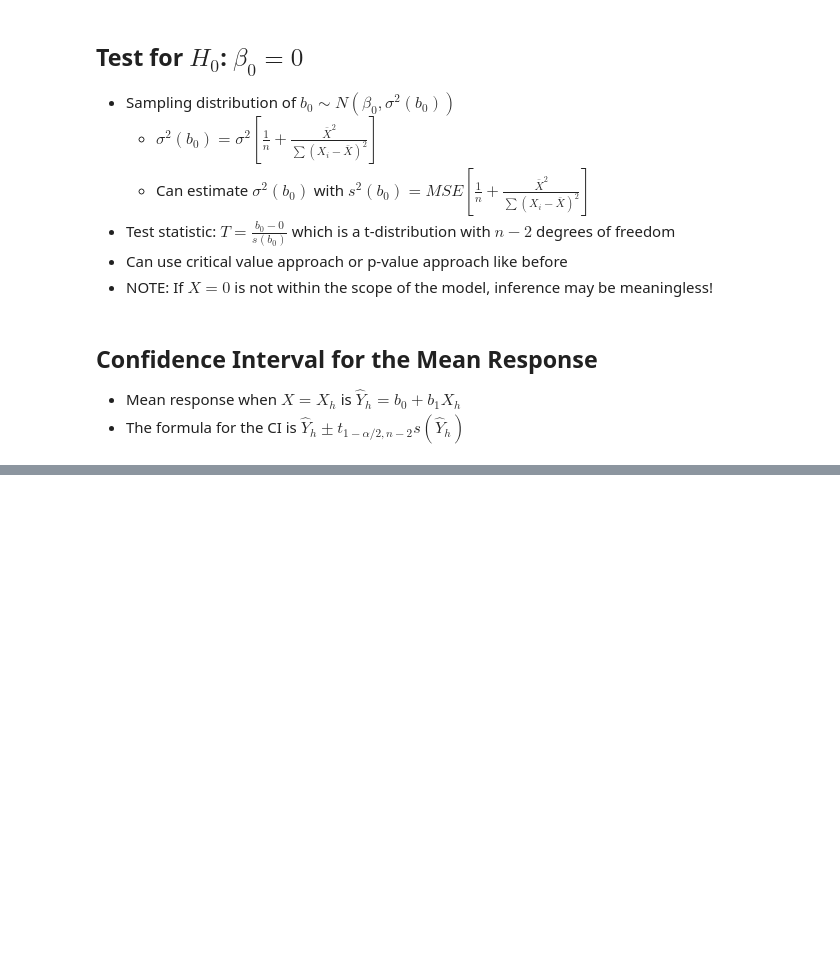
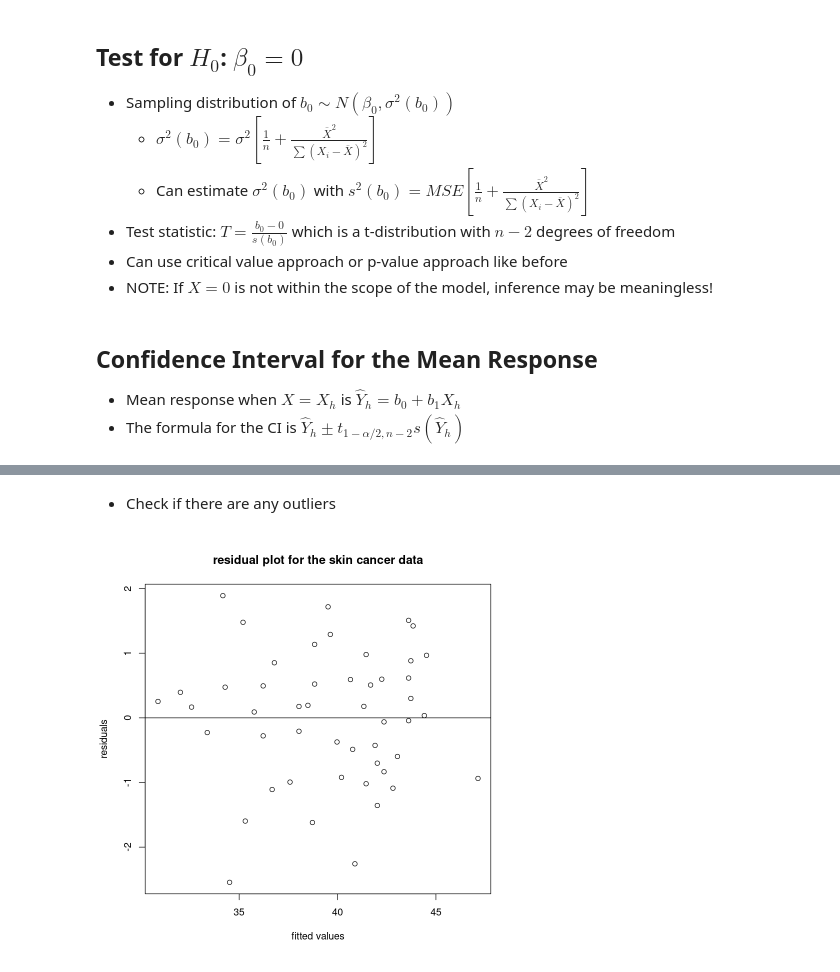
Before and after one commit to TrevorBushnell/STEM-Notes, a Jupyter notebook: MATH425 Applied Statistical Models/D - Inferences in Regression Analysis.ipynb, the cells around one changed output, grey strips where cells are left out. Cells and saved outputs as stored; diff of their text form; code cells hidden in the pictures; blank space fills up the shorter version.

```diff
--- a/MATH425 Applied Statistical Models/D - Inferences in Regression Analysis.ipynb
+++ b/MATH425 Applied Statistical Models/D - Inferences in Regression Analysis.ipynb
@@ -120,0 +167,7 @@ $$
+# %% [markdown]
+* Check if there are any outliers
+# %%
+plot(x=fitted(data_reg), y=rstandard(data_reg), xlab='fitted values', ylab='residuals', main='residual plot for the skin cancer data')
+abline(0,0)
+# %% [output]
+[figure, added]
```
Also changed, not shown: parts of 12 cells of this notebook, 5 other files.
